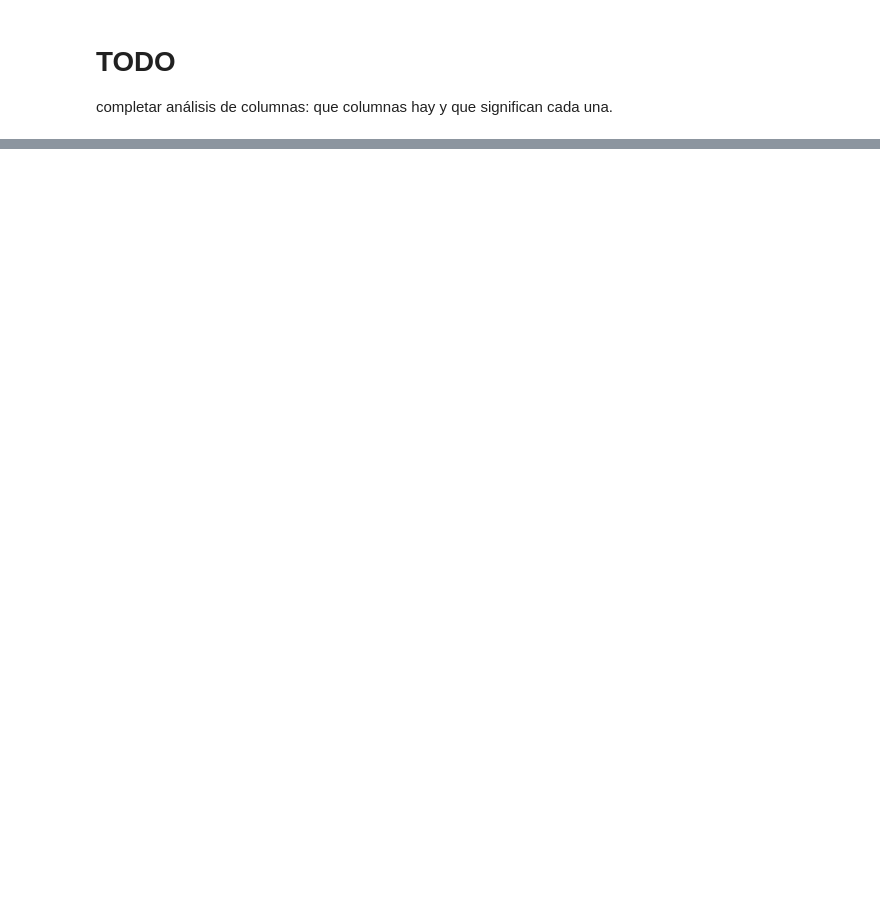
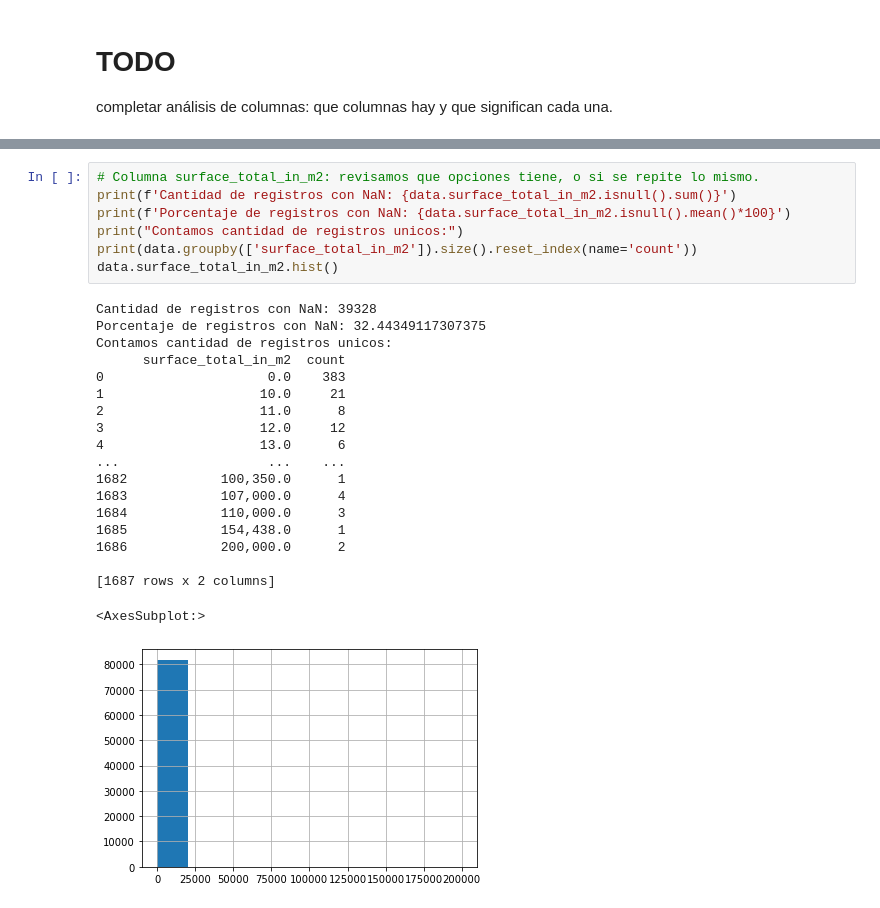
Before and after one commit to carpe-diem/DH-TP1-clear-data-properati, a Jupyter notebook: src/Gloria.ipynb, the cells around one changed output, grey strips where cells are left out. Saved outputs shown, nothing was run; the diff lists cells and outputs as text; blank space fills up the shorter version.

```diff
--- a/src/Gloria.ipynb
+++ b/src/Gloria.ipynb
@@ -54,0 +209,27 @@ Hola gloria
+# %%
+# Columna surface_total_in_m2: revisamos que opciones tiene, o si se repite lo mismo.
+print(f'Cantidad de registros con NaN: {data.surface_total_in_m2.isnull().sum()}')
+print(f'Porcentaje de registros con NaN: {data.surface_total_in_m2.isnull().mean()*100}')
+print("Contamos cantidad de registros unicos:")
+print(data.groupby(['surface_total_in_m2']).size().reset_index(name='count'))
+data.surface_total_in_m2.hist()
+# %% [output]
+Cantidad de registros con NaN: 39328
+Porcentaje de registros con NaN: 32.44349117307375
+Contamos cantidad de registros unicos:
+      surface_total_in_m2  count
+0                     0.0    383
+1                    10.0     21
+2                    11.0      8
+3                    12.0     12
+4                    13.0      6
+...                   ...    ...
+1682            100,350.0      1
+1683            107,000.0      4
+1684            110,000.0      3
+1685            154,438.0      1
+1686            200,000.0      2
+
+[1687 rows x 2 columns]
+<AxesSubplot:>
+[figure, added]
```
Also changed, not shown: parts of 41 cells of this notebook.
